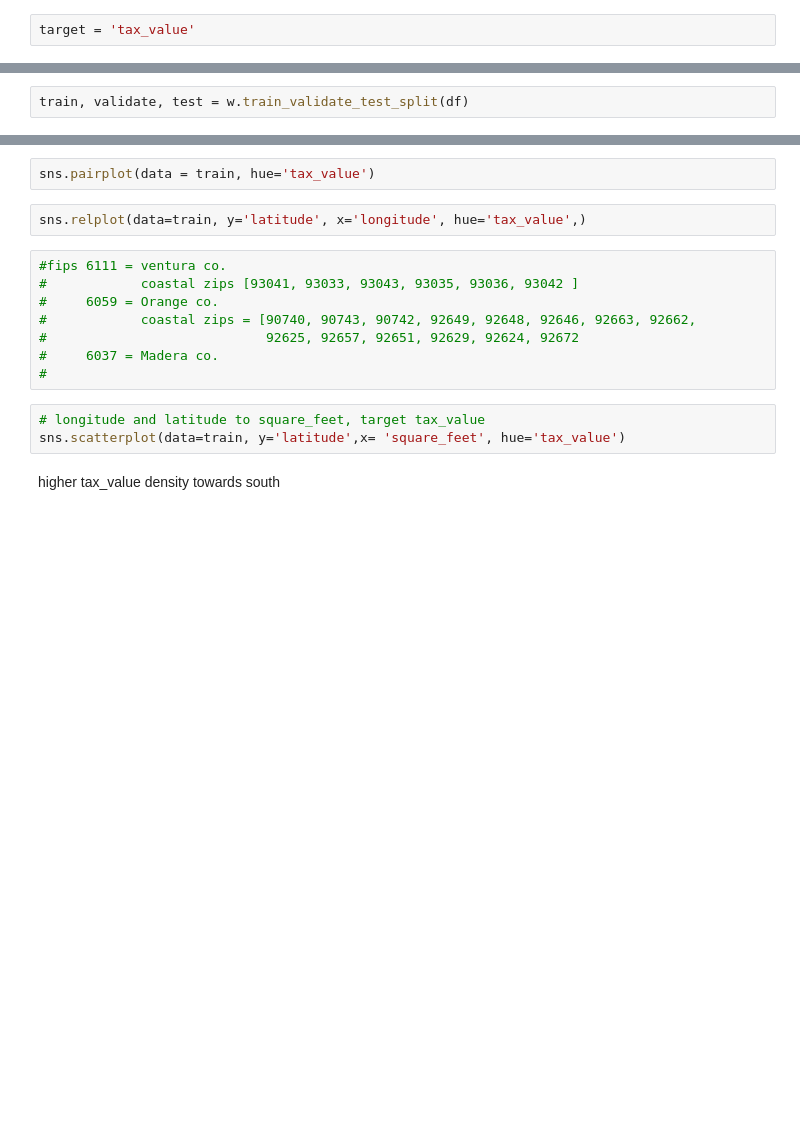
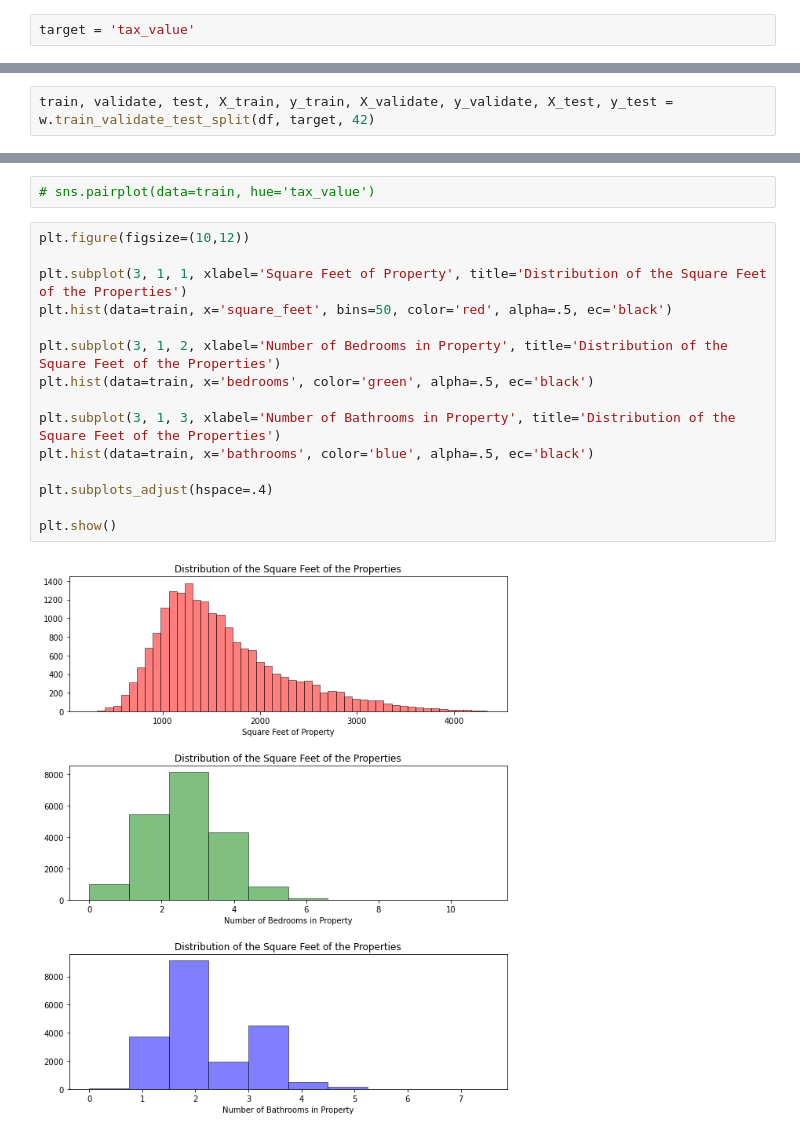
Before and after one commit to mdalton87/regression-exercises, a Jupyter notebook: regression_project/test_zillow.ipynb, the cells around one changed output, grey strips where cells are left out. Cells and saved outputs as stored; diff of their text form; blank space fills up the shorter version.

```diff
--- a/regression_project/test_zillow.ipynb
+++ b/regression_project/test_zillow.ipynb
@@ -104,4 +221,4 @@ w.rfe(df,target,7)
 # %%
-train, validate, test = w.train_validate_test_split(df)
+train, validate, test, X_train, y_train, X_validate, y_validate, X_test, y_test = w.train_validate_test_split(df, target, 42)
 # %%
 train.shape, validate.shape, test.shape
@@ -112,17 +227,19 @@ target = 'tax_value'
 # %%
-sns.pairplot(data = train, hue='tax_value')
+# sns.pairplot(data=train, hue='tax_value')
-# %%
-sns.relplot(data=train, y='latitude', x='longitude', hue='tax_value',)
-# %%
-#fips 6111 = ventura co.
-#            coastal zips [93041, 93033, 93043, 93035, 93036, 93042 ]
-#     6059 = Orange co.
-#            coastal zips = [90740, 90743, 90742, 92649, 92648, 92646, 92663, 92662,
-#                            92625, 92657, 92651, 92629, 92624, 92672
-#     6037 = Madera co.
-#
-# %%
-# longitude and latitude to square_feet, target tax_value
-sns.scatterplot(data=train, y='latitude',x= 'square_feet', hue='tax_value')
-# %% [markdown]
-higher tax_value density towards south
+# %%
+plt.figure(figsize=(10,12))
+
+plt.subplot(3, 1, 1, xlabel='Square Feet of Property', title='Distribution of the Square Feet of the Properties')
+plt.hist(data=train, x='square_feet', bins=50, color='red', alpha=.5, ec='black')
+
+plt.subplot(3, 1, 2, xlabel='Number of Bedrooms in Property', title='Distribution of the Square Feet of the Properties')
+plt.hist(data=train, x='bedrooms', color='green', alpha=.5, ec='black')
+
+plt.subplot(3, 1, 3, xlabel='Number of Bathrooms in Property', title='Distribution of the Square Feet of the Properties')
+plt.hist(data=train, x='bathrooms', color='blue', alpha=.5, ec='black')
+
+plt.subplots_adjust(hspace=.4)
+
+plt.show()
+# %% [output]
+[figure, added]
```
Also changed, not shown: parts of 47 cells of this notebook, 3 other files.
